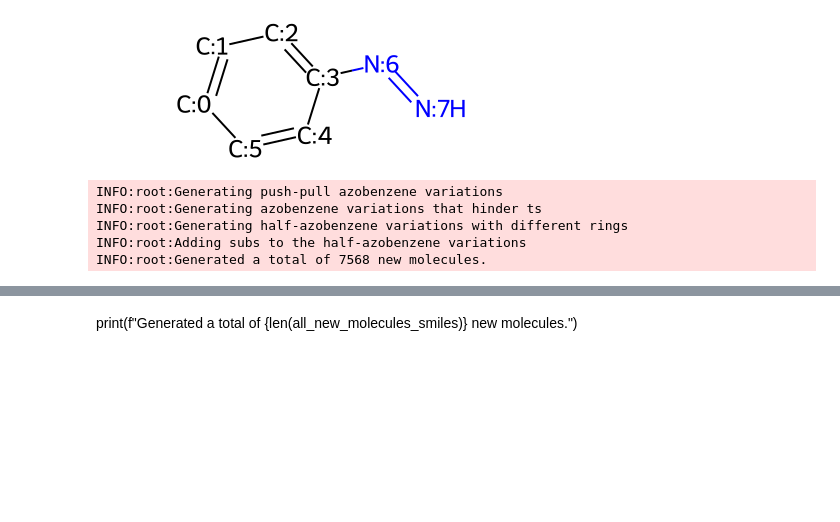
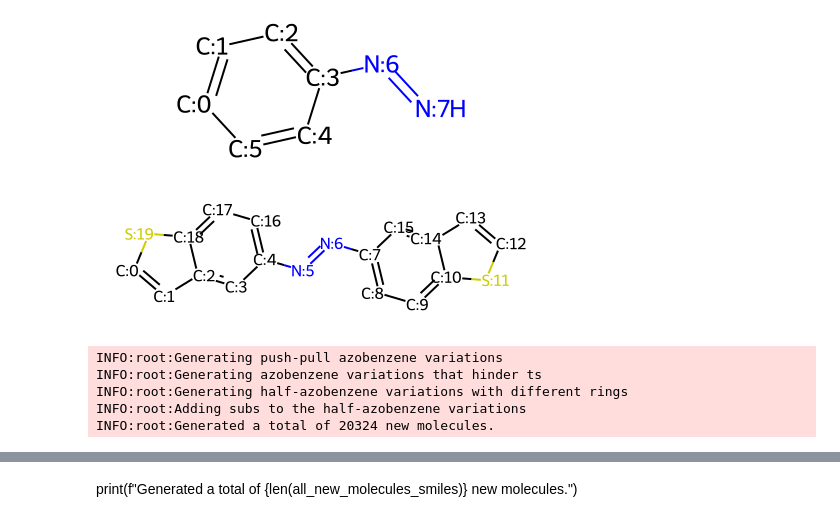
Before and after one commit to BerlinObel/xTB, a Jupyter notebook: generate_azobenzenes.ipynb, the cells around one changed output, grey strips where cells are left out. Cells and saved outputs as stored; diff of their text form; code cells hidden in the pictures; blank space fills up the shorter version.

```diff
--- a/generate_azobenzenes.ipynb
+++ b/generate_azobenzenes.ipynb
@@ -187,6 +235,12 @@ add_atom_numbers(half_azobenzene)
 half_azobenzene
 # %% [output]
 [figure]
+# %%
+extened_azobenzene = Chem.MolFromSmiles("c1cc2cc(/N=N/c3ccc4sccc4c3)ccc2s1")
+add_atom_numbers(extened_azobenzene)
+extened_azobenzene
+# %% [output]
+[figure, added]
 # %%
 # Generate azobenzene variations
 azobenzene = Chem.MolFromSmiles('C1=CC=C(C=C1)N=NC2=CC=CC=C2')
@@ -217,20 +271,20 @@ logging.info('Generating push-pull azobenzene variations')
 new_azobenzenes_meta = generate_and_print_molecules(
     azobenzene, electron_donating_substituents, left_ring_meta, max_subs_meta, 'left', 'meta')
 new_azobenzenes_para = generate_and_print_molecules(
-    azobenzene, electron_donating_substituents, left_ring_para, max_subs_para, 'left', 'para')
+    azobenzene, electron_donating_substituents+electron_donating_rings, left_ring_para, max_subs_para, 'left', 'para')
 
 # Generate molecules with electron-withdrawing substituents on the right ring
 for new_azobenzene in new_azobenzenes_meta:
     all_new_molecules.update_with_canonical_smiles(generate_and_print_molecules(
         new_azobenzene, electron_withdrawing_substituents, right_ring_meta, max_subs_meta, 'right', 'meta'))
     all_new_molecules.update_with_canonical_smiles(generate_and_print_molecules(
-        new_azobenzene, electron_withdrawing_substituents, right_ring_para, max_subs_para, 'right', 'para'))
+        new_azobenzene, electron_withdrawing_substituents+electron_withdrawing_rings, right_ring_para, max_subs_para, 'right', 'para'))
 
 for new_azobenzene in new_azobenzenes_para:
     all_new_molecules.update_with_canonical_smiles(generate_and_print_molecules(
         new_azobenzene, electron_withdrawing_substituents, right_ring_meta, max_subs_meta, 'right', 'meta'))
     all_new_molecules.update_with_canonical_smiles(generate_and_print_molecules(
-        new_azobenzene, electron_withdrawing_substituents, right_ring_para, max_subs_para, 'right', 'para'))
+        new_azobenzene, electron_withdrawing_substituents+electron_withdrawing_rings, right_ring_para, max_subs_para, 'right', 'para'))
 
 logging.info('Generating azobenzene variations that hinder ts')
 
@@ -287,6 +341,7 @@ for max_subs in range(0, 4):
                 mol, electron_withdrawing_substituents, left_ring_para, 1, 'half-azobenzene', 'electron-withdrawing para')
             all_new_molecules.update_with_canonical_smiles(added_para)
 
+
 logging.info(
     f"Generated a total of {len(all_new_molecules)} new molecules.")
 # %% [output]
@@ -294,4 +349,4 @@ INFO:root:Generating push-pull azobenzene variations
 INFO:root:Generating azobenzene variations that hinder ts
 INFO:root:Generating half-azobenzene variations with different rings
 INFO:root:Adding subs to the half-azobenzene variations
-INFO:root:Generated a total of 7568 new molecules.
+INFO:root:Generated a total of 20324 new molecules.
```
Also changed, not shown: parts of 8 cells of this notebook, 14 other files.
